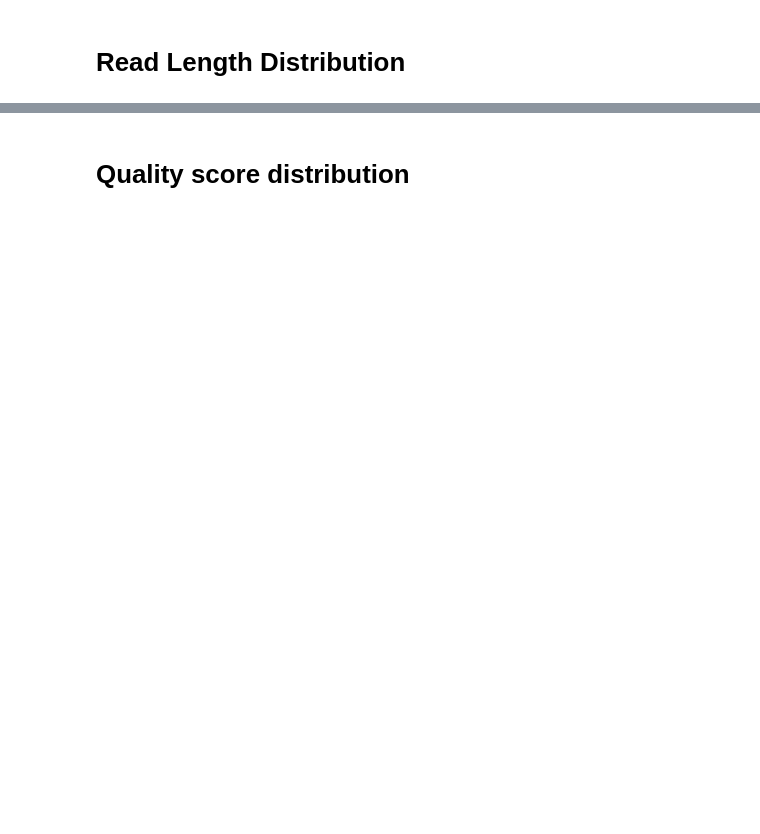
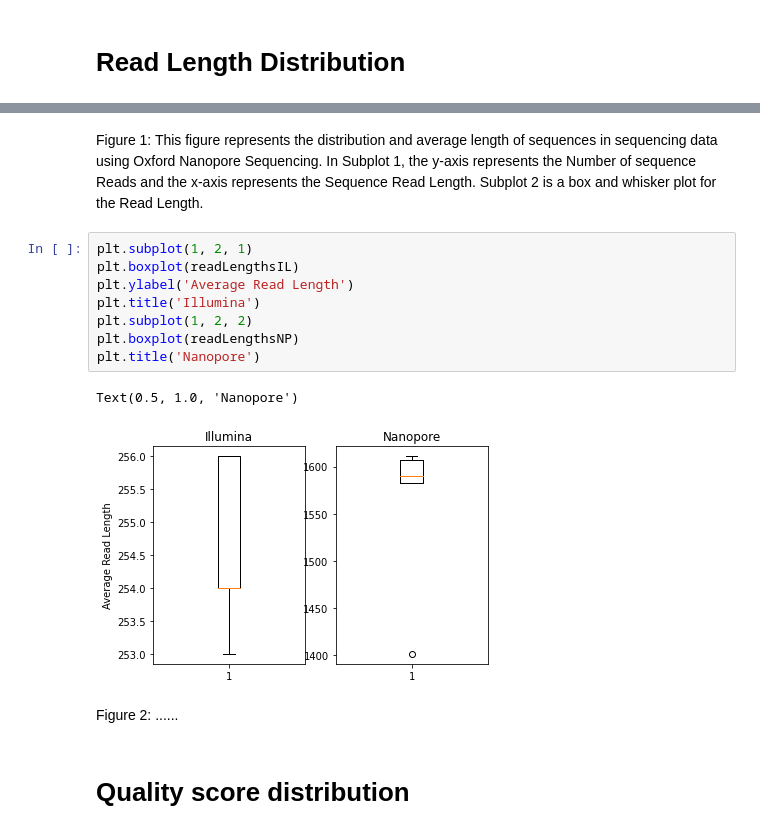
Before and after one commit to zealjinwala/Computational-Analysis, a Jupyter notebook: DNASeqAnalysis.ipynb, the cells around one changed output, grey strips where cells are left out. Saved outputs shown, nothing was run; the diff lists cells and outputs as text; blank space fills up the shorter version.

```diff
--- a/DNASeqAnalysis.ipynb
+++ b/DNASeqAnalysis.ipynb
@@ -43,2 +41,17 @@ plt.show()
+# %% [markdown]
+Figure 1: This figure represents the distribution and average length of sequences in sequencing data using Oxford Nanopore Sequencing. In Subplot 1,  the y-axis represents the Number of sequence Reads and the x-axis represents the Sequence Read Length. Subplot 2 is a box and whisker plot for the Read Length.
+# %%
+plt.subplot(1, 2, 1)
+plt.boxplot(readLengthsIL)
+plt.ylabel('Average Read Length')
+plt.title('Illumina')
+plt.subplot(1, 2, 2)
+plt.boxplot(readLengthsNP)
+plt.title('Nanopore')
+# %% [output]
+Text(0.5, 1.0, 'Nanopore')
+[figure, added]
+# %% [markdown]
+Figure 2: ......
 # %% [markdown]
 # Quality score distribution
```
Also changed, not shown: parts of 9 cells of this notebook.
